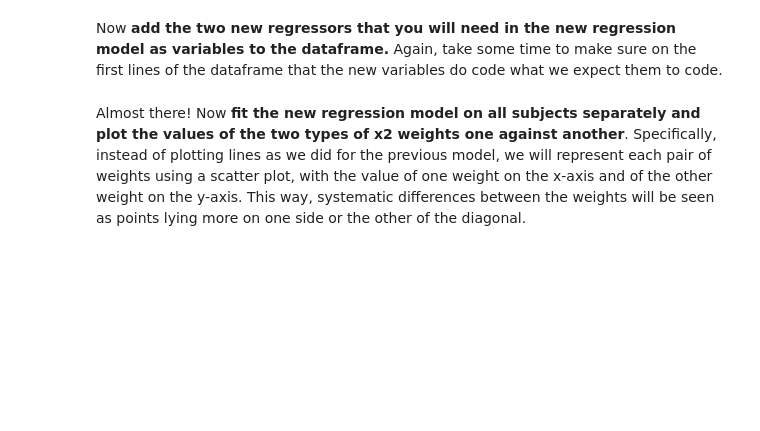
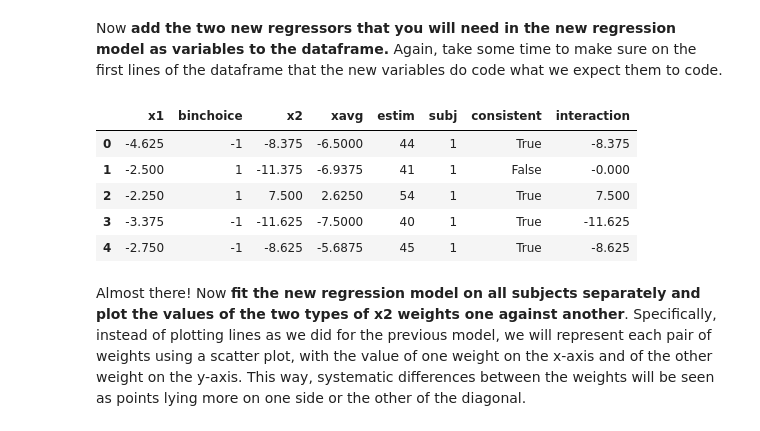
Before and after one commit to betulyilmaz34/Assignments, a Jupyter notebook: A2_LinearRegression/Assignment2.ipynb, the cells around one changed output. Cells and saved outputs as stored; diff of their text form; code cells hidden in the pictures; blank space fills up the shorter version.

```diff
--- a/A2_LinearRegression/Assignment2.ipynb
+++ b/A2_LinearRegression/Assignment2.ipynb
@@ -477,13 +500,22 @@ How can we change this model to capture a different impact of the second stimulu
 # %% [markdown]
 Now **add the two new regressors that you will need in the new regression model as variables to the dataframe.** Again, take some time to make sure on the first lines of the dataframe that the new variables do code what we expect them to code.
 # %%
-?????????
+#we need to create "consistent" regressor:
+consistent_reg = np.sign(df.binchoice) == np.sign(df.x2)
+interaction_reg = df.x2 * consistent_reg
 
 # add as variables in dataframe
-df[??] = ??
-df[??] = ??
+df['consistent'] = consistent_reg
+df['interaction'] = interaction_reg
 
 df.head()
+# %% [output]
+|  | x1 | binchoice | x2 | xavg | estim | subj | consistent | interaction |
+| 0 | -4.625 | -1 | -8.375 | -6.5000 | 44 | 1 | True | -8.375 |
+| 1 | -2.500 | 1 | -11.375 | -6.9375 | 41 | 1 | False | -0.000 |
+| 2 | -2.250 | 1 | 7.500 | 2.6250 | 54 | 1 | True | 7.500 |
+| 3 | -3.375 | -1 | -11.625 | -7.5000 | 40 | 1 | True | -11.625 |
+| 4 | -2.750 | -1 | -8.625 | -5.6875 | 45 | 1 | True | -8.625 |
 # %% [markdown]
 Almost there! Now **fit the new regression model on all subjects separately and plot the values of the two types of x2 weights one against another**. Specifically, instead of plotting lines as we did for the previous model, we will represent each pair of weights using a scatter plot, with the value of one weight on the x-axis and of the other weight on the y-axis. This way, systematic differences between the weights will be seen as points lying more on one side or the other of the diagonal.
 # %%
```
Also changed, not shown: parts of 18 cells of this notebook.
